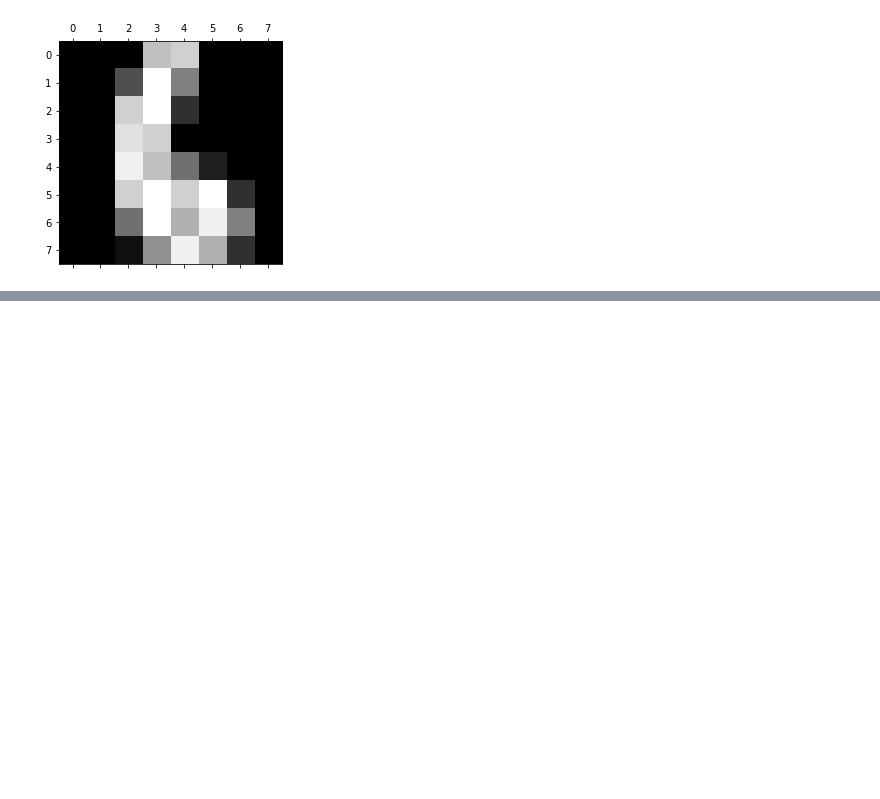
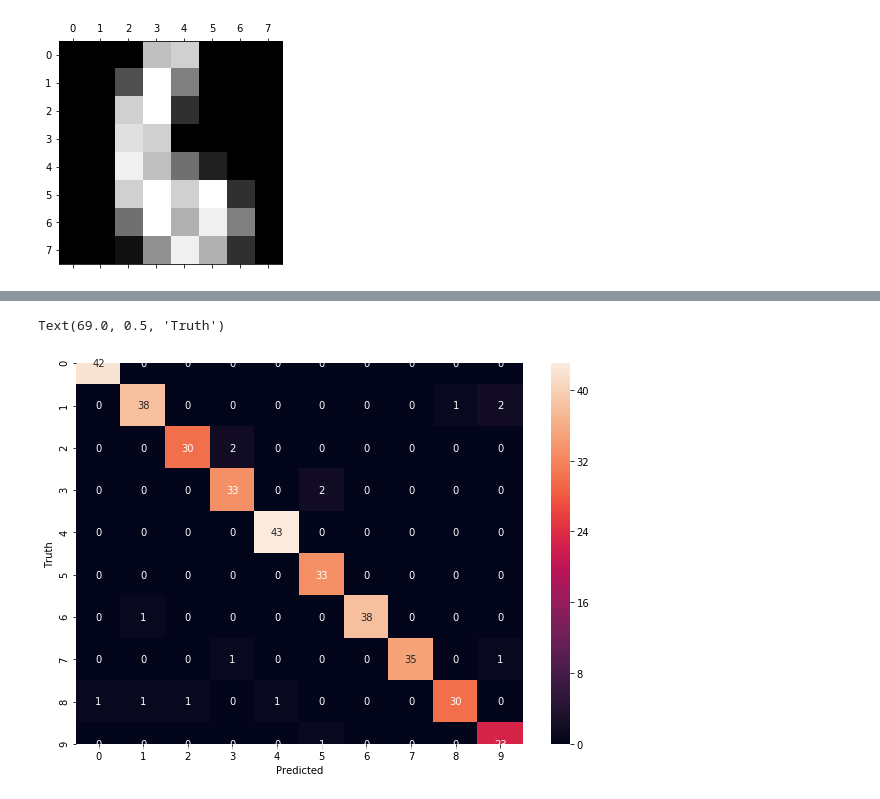
Before and after one commit to PraveenDataScience/ML-Project, a Jupyter notebook: Multiclass Classification - Logistic Regression.ipynb, the cells around one changed output, grey strips where cells are left out. Saved outputs shown, nothing was run; the diff lists cells and outputs as text; code cells hidden in the pictures; blank space fills up the shorter version.

```diff
--- a/Multiclass Classification - Logistic Regression.ipynb
+++ b/Multiclass Classification - Logistic Regression.ipynb
@@ -49,0 +50,5 @@ X_train, X_test, y_train, y_test=train_test_split(imageDataSet.data,imageDataSet
+# %%
+from sklearn.linear_model import LogisticRegression
+dataModel=LogisticRegression(solver='lbfgs', multi_class='auto')
+# %%
+dataModel.fit(X_train,y_train)
@@ -49,0 +69,6 @@ X_train, X_test, y_train, y_test=train_test_split(imageDataSet.data,imageDataSet
+# %%
+y_predicted = dataModel.predict(X_test)
+# %%
+from sklearn.metrics import confusion_matrix
+confusionMatrix = confusion_matrix(y_test, y_predicted)
+confusionMatrix
@@ -49,0 +86,9 @@ X_train, X_test, y_train, y_test=train_test_split(imageDataSet.data,imageDataSet
+# %%
+import seaborn as sn
+plt.figure(figsize = (10,7))
+sn.heatmap(confusionMatrix, annot=True)
+plt.xlabel('Predicted')
+plt.ylabel('Truth')
+# %% [output]
+Text(69.0, 0.5, 'Truth')
+[figure, added]
```
Also changed, not shown: parts of 5 cells of this notebook, 2 other files.
